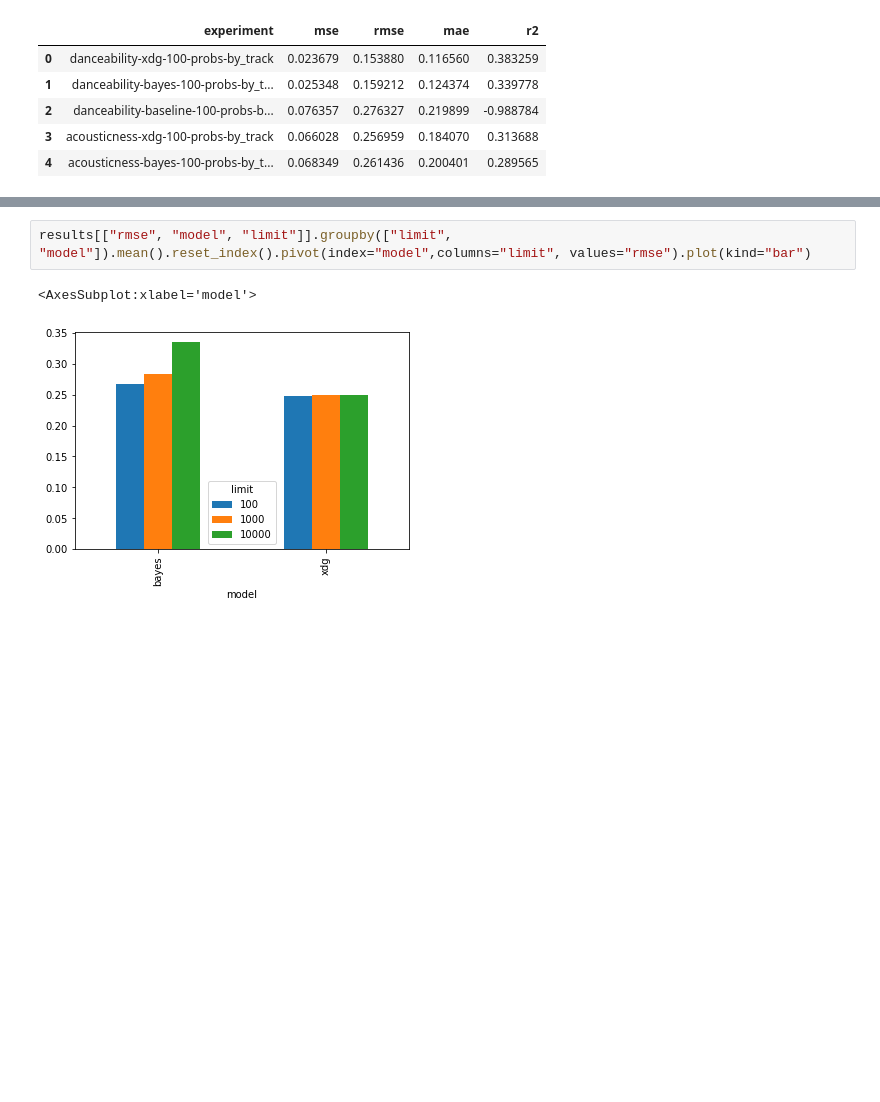
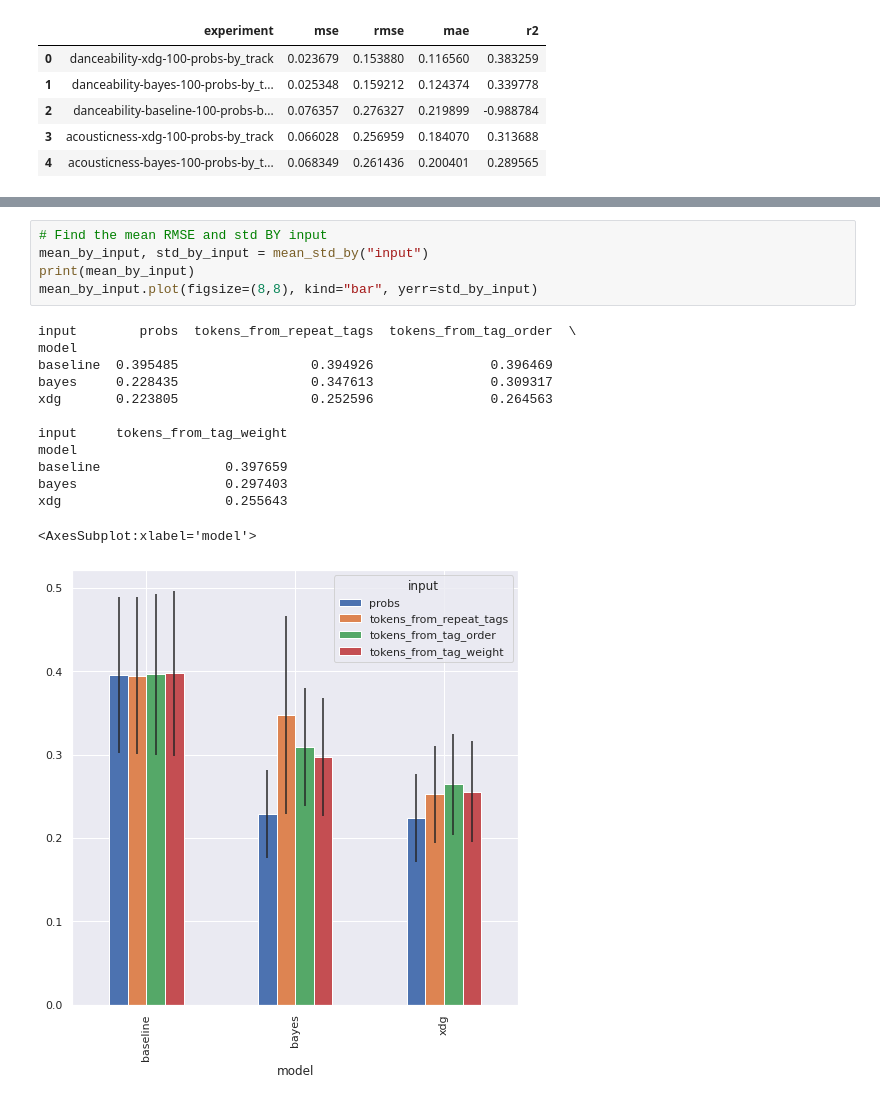
Before and after one commit to jramcast/music-recommendation, a Jupyter notebook: experiments/mylastfm/notebooks/anaylize_results.ipynb, the cells around one changed output, grey strips where cells are left out. Cells and saved outputs as stored; diff of their text form; blank space fills up the shorter version.

```diff
--- a/experiments/mylastfm/notebooks/anaylize_results.ipynb
+++ b/experiments/mylastfm/notebooks/anaylize_results.ipynb
@@ -59,5 +62,19 @@ mean_by_target.plot(figsize=(5,8), kind="bar", yerr=std_by_target)
-# %%
-results[["rmse", "model", "limit"]].groupby(["limit", "model"]).mean().reset_index().pivot(index="model",columns="limit", values="rmse").plot(kind="bar")
-# %% [output]
-<AxesSubplot:xlabel='model'>
-[figure, removed]
+# %%
+# Find the mean RMSE and std BY input
+mean_by_input, std_by_input = mean_std_by("input")
+print(mean_by_input)
+mean_by_input.plot(figsize=(8,8), kind="bar", yerr=std_by_input)
+# %% [output]
+input        probs  tokens_from_repeat_tags  tokens_from_tag_order  \
+model
+baseline  0.395485                 0.394926               0.396469
+bayes     0.228435                 0.347613               0.309317
+xdg       0.223805                 0.252596               0.264563
+
+input     tokens_from_tag_weight
+model
+baseline                0.397659
+bayes                   0.297403
+xdg                     0.255643
+<AxesSubplot:xlabel='model'>
+[figure, added]
```
Also changed, not shown: parts of 7 cells of this notebook.
